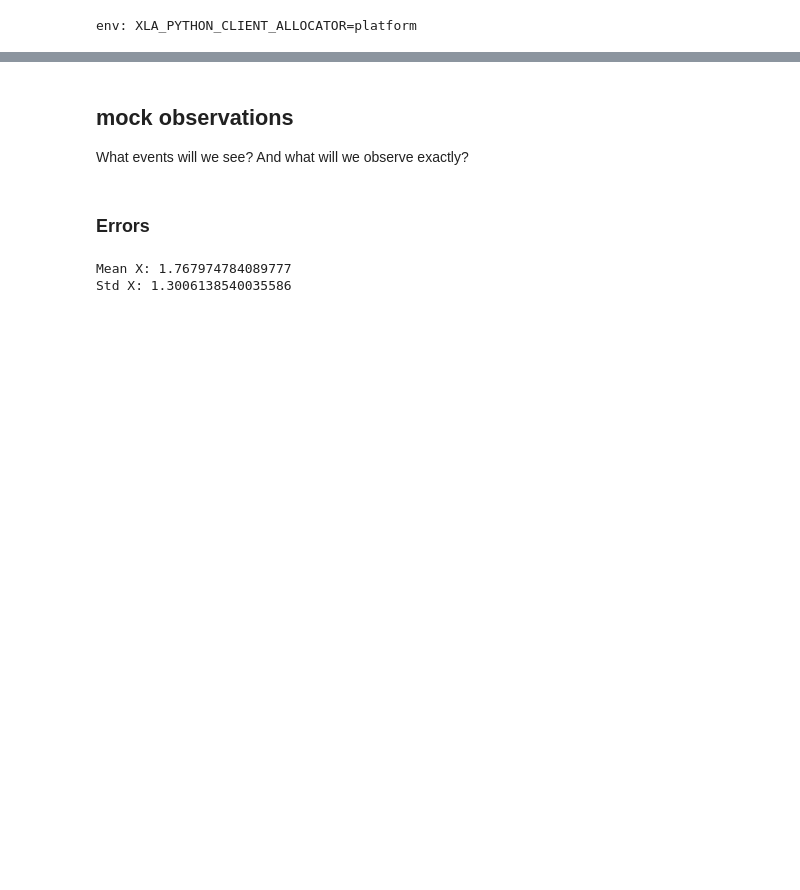
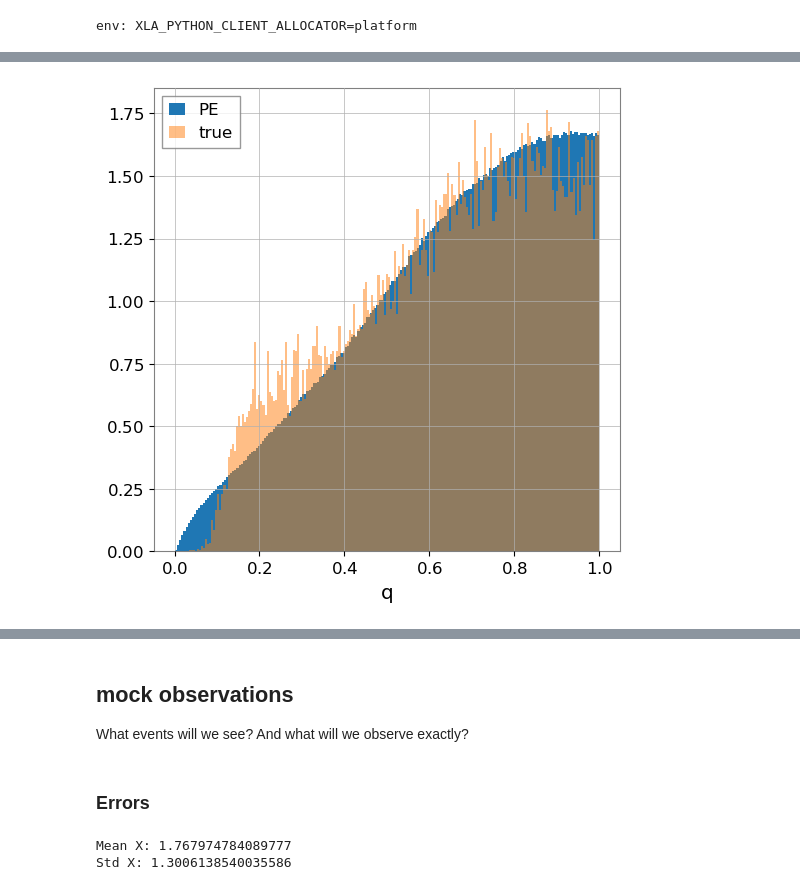
Before and after one commit to abby-moran/GW_pop_cosmo_inference, a Jupyter notebook: src/gen_mock_files.ipynb, the cells around one changed output, grey strips where cells are left out. Drawn from its saved outputs; the diff is of its cells as text; code cells hidden in the pictures; blank space fills up the shorter version.

```diff
--- a/src/gen_mock_files.ipynb
+++ b/src/gen_mock_files.ipynb
@@ -289,0 +312,10 @@ plt.show()
+# %%
+plt.hist(qs.ravel(), bins=200, density=True, label='PE')
+plt.hist(qs_sel, bins=200, density=True, alpha=.5,label='true')
+
+plt.xlabel('q')
+plt.legend()
+#plt.xlim(0,100)
+plt.show()
+# %% [output]
+[figure, added]
```
Also changed, not shown: parts of 10 cells of this notebook, 5 other files.
